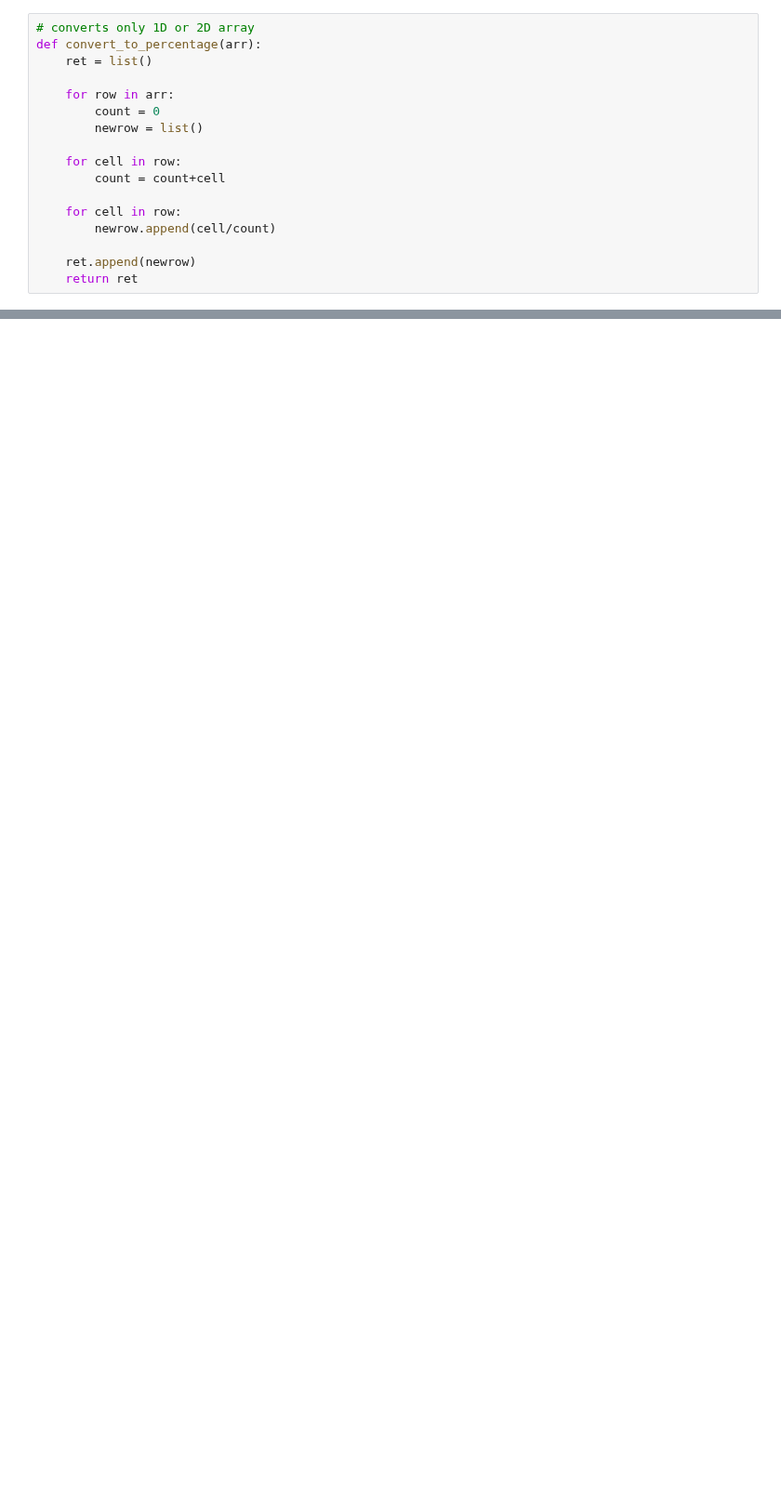
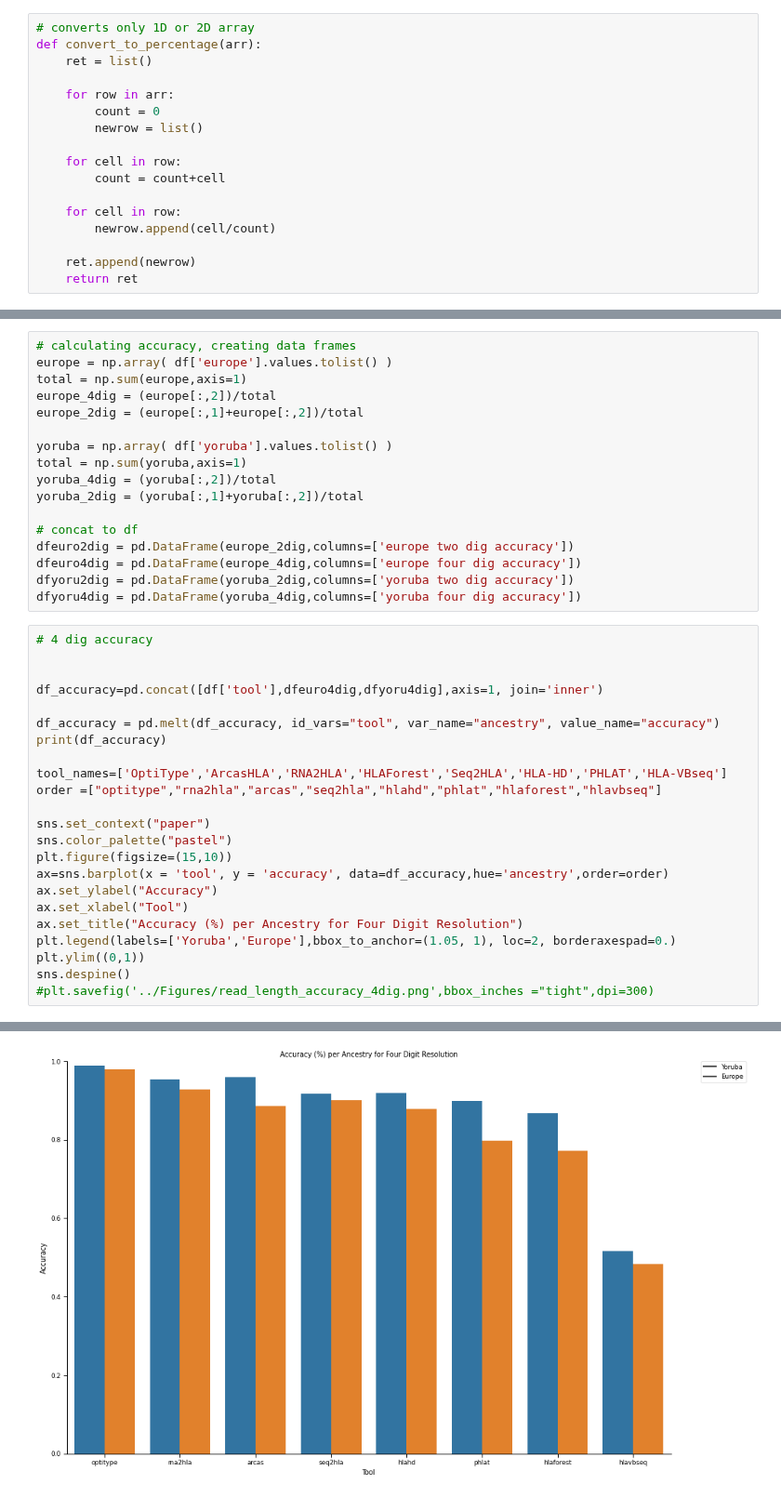
Before and after one commit to ydottie/hlaproject, a Jupyter notebook: notebooks/ancestry.ipynb, the cells around one changed output, grey strips where cells are left out. Shown at 93% size. Cells and saved outputs as stored; diff of their text form; blank space fills up the shorter version.

Commit message:
update ancestry

```diff
--- a/notebooks/ancestry.ipynb
+++ b/notebooks/ancestry.ipynb
@@ -803,0 +249,41 @@ Power_divergenceResult(statistic=149.25166069457748, pvalue=1.926686521352357e-3
+# %%
+# calculating accuracy, creating data frames
+europe = np.array( df['europe'].values.tolist() )
+total = np.sum(europe,axis=1)
+europe_4dig = (europe[:,2])/total
+europe_2dig = (europe[:,1]+europe[:,2])/total
+
+yoruba = np.array( df['yoruba'].values.tolist() )
+total = np.sum(yoruba,axis=1)
+yoruba_4dig = (yoruba[:,2])/total
+yoruba_2dig = (yoruba[:,1]+yoruba[:,2])/total
+
+# concat to df
+dfeuro2dig = pd.DataFrame(europe_2dig,columns=['europe two dig accuracy'])
+dfeuro4dig = pd.DataFrame(europe_4dig,columns=['europe four dig accuracy'])
+dfyoru2dig = pd.DataFrame(yoruba_2dig,columns=['yoruba two dig accuracy'])
+dfyoru4dig = pd.DataFrame(yoruba_4dig,columns=['yoruba four dig accuracy'])
+# %%
+# 4 dig accuracy
+
+
+df_accuracy=pd.concat([df['tool'],dfeuro4dig,dfyoru4dig],axis=1, join='inner')
+
+df_accuracy = pd.melt(df_accuracy, id_vars="tool", var_name="ancestry", value_name="accuracy")
+print(df_accuracy)
+
+tool_names=['OptiType','ArcasHLA','RNA2HLA','HLAForest','Seq2HLA','HLA-HD','PHLAT','HLA-VBseq']
+order =["optitype","rna2hla","arcas","seq2hla","hlahd","phlat","hlaforest","hlavbseq"]
+
+sns.set_context("paper")
+sns.color_palette("pastel")
+plt.figure(figsize=(15,10))
+ax=sns.barplot(x = 'tool', y = 'accuracy', data=df_accuracy,hue='ancestry',order=order)
+ax.set_ylabel("Accuracy")
+ax.set_xlabel("Tool")
+ax.set_title("Accuracy (%) per Ancestry for Four Digit Resolution")
+plt.legend(labels=['Yoruba','Europe'],bbox_to_anchor=(1.05, 1), loc=2, borderaxespad=0.)
+plt.ylim((0,1))
+sns.despine()
+#plt.savefig('../Figures/read_length_accuracy_4dig.png',bbox_inches ="tight",dpi=300)
+# %% [output]
@@ -803,0 +307 @@ Power_divergenceResult(statistic=149.25166069457748, pvalue=1.926686521352357e-3
+[figure, added]
```
Also changed, not shown: parts of 43 cells of this notebook, 1 other file.
